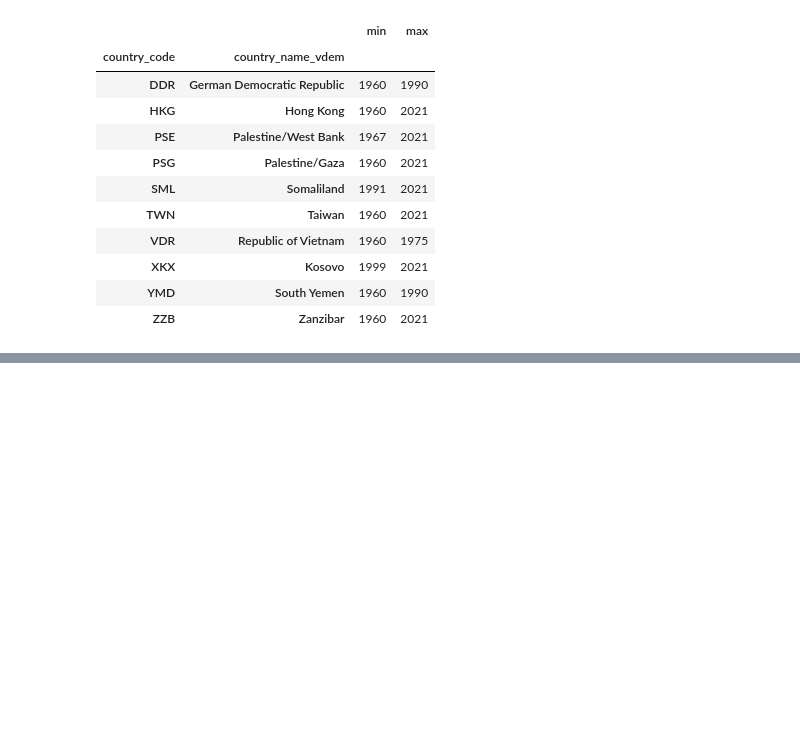
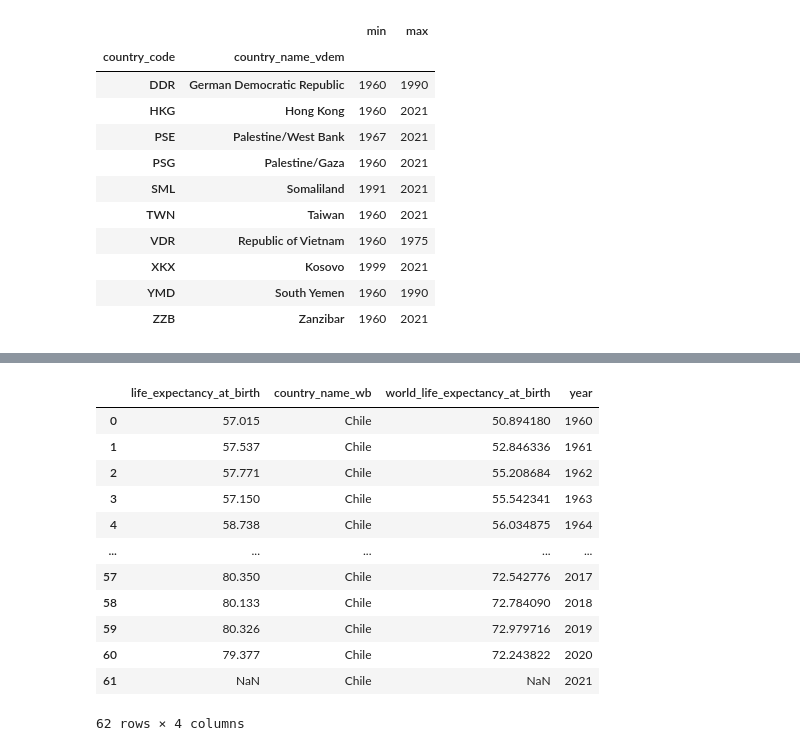
Before and after one commit to JackBeerman/Lab3, a Jupyter notebook: Lab3.ipynb, the cells around one changed output, grey strips where cells are left out. Saved outputs shown, nothing was run; the diff lists cells and outputs as text; code cells hidden in the pictures; blank space fills up the shorter version.

```diff
--- a/Lab3.ipynb
+++ b/Lab3.ipynb
@@ -578,0 +635,2 @@ y
+# %%
+timeseries = new_merge.drop(columns = ['country_name_vdem'])
@@ -578,0 +653,8 @@ y
+# %%
+engine = create_engine('postgresql+psycopg2://{user}:{password}@{host}:{port}/{db}'.format(
+    user = 'postgres',
+    password = POSTGRES_PASSWORD,
+    host = 'postgres',
+    port = 5432,
+    db = 'cardib'
+))
@@ -578,0 +744,25 @@ y
+# %%
+myquery = '''
+SELECT t.life_expectancy_at_birth, t.country_name_wb, w.world_life_expectancy_at_birth, w.year
+FROM timeseries t
+FULL JOIN world w
+    ON t.year = w.year
+WHERE t.country_code = 'CHL'
+ORDER BY t.year
+'''
+
+pd.read_sql_query(myquery, con=engine)
+# %% [output]
+|  | life_expectancy_at_birth | country_name_wb | world_life_expectancy_at_birth | year |
+| 0 | 57.015 | Chile | 50.894180 | 1960 |
+| 1 | 57.537 | Chile | 52.846336 | 1961 |
+| 2 | 57.771 | Chile | 55.208684 | 1962 |
+| 3 | 57.150 | Chile | 55.542341 | 1963 |
+| 4 | 58.738 | Chile | 56.034875 | 1964 |
+| ... | ... | ... | ... | ... |
+| 57 | 80.350 | Chile | 72.542776 | 2017 |
+| 58 | 80.133 | Chile | 72.784090 | 2018 |
+| 59 | 80.326 | Chile | 72.979716 | 2019 |
+| 60 | 79.377 | Chile | 72.243822 | 2020 |
+| 61 | NaN | Chile | NaN | 2021 |
+62 rows × 4 columns
```
Also changed, not shown: parts of 19 cells of this notebook.
